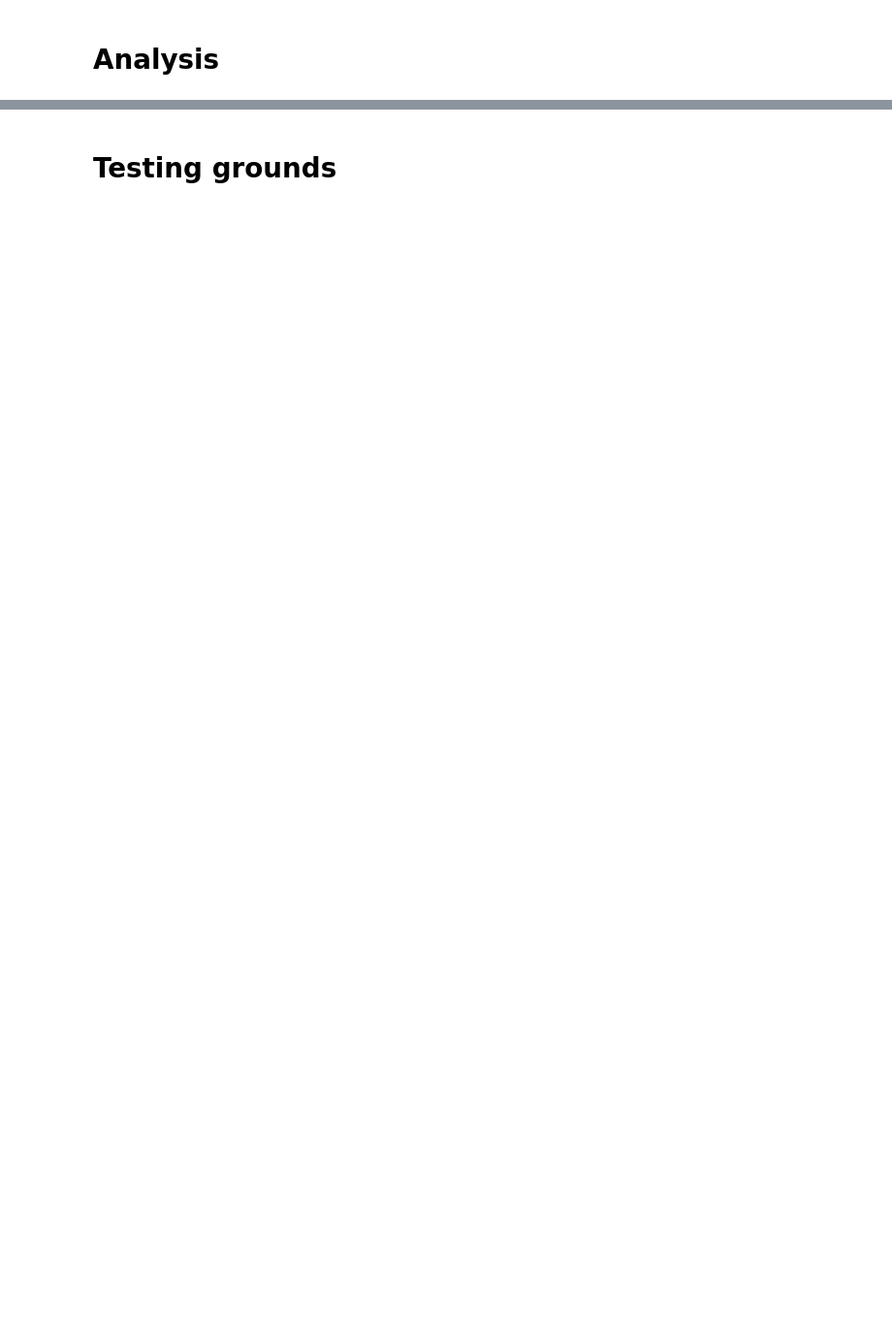
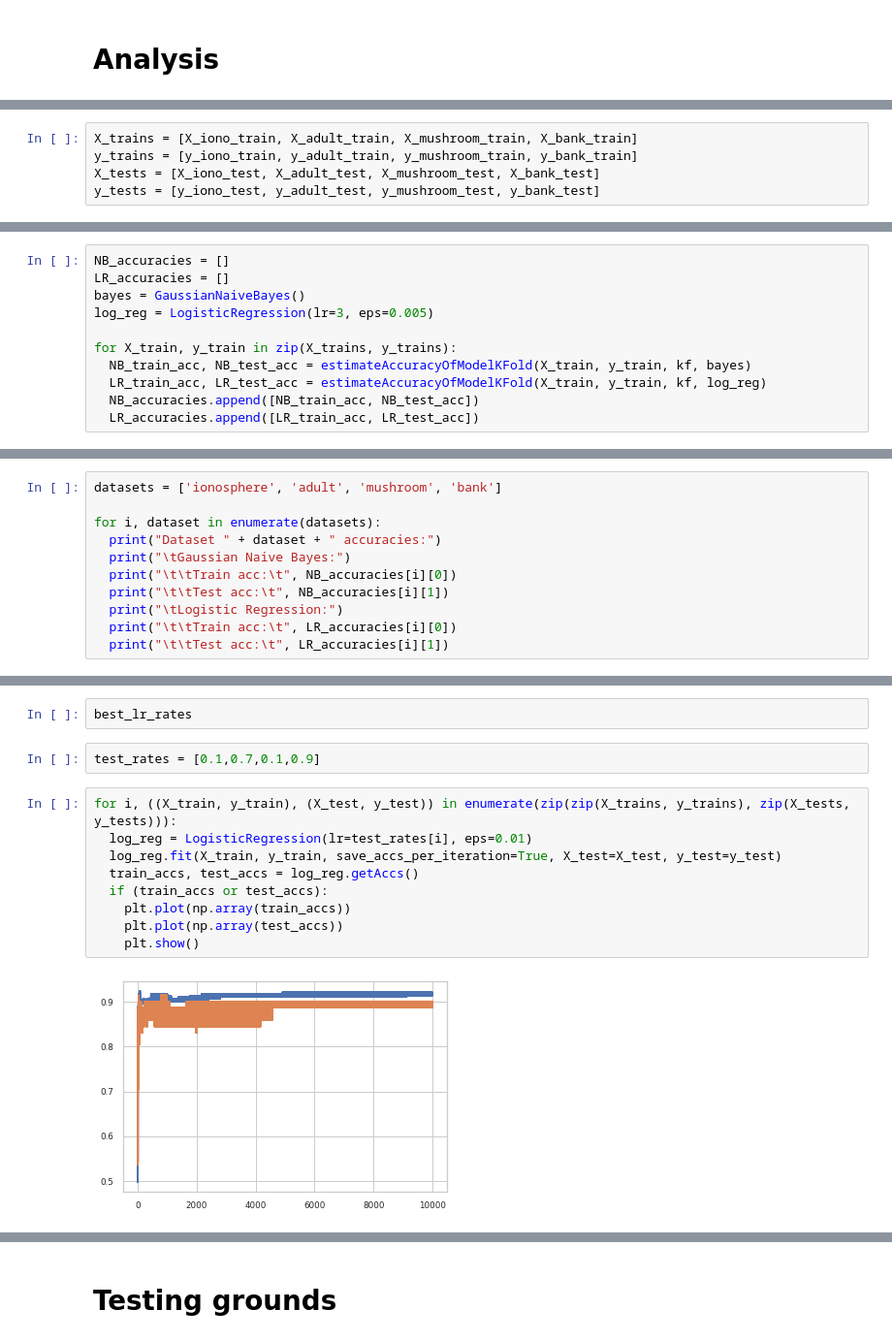
Before and after one commit to hongkuntian/comp551-applied-machine-learning, a Jupyter notebook: project1/miniproject1.ipynb, the cells around one changed output, grey strips where cells are left out. Shown at 97% size. Saved outputs shown, nothing was run; the diff lists cells and outputs as text; blank space fills up the shorter version.

Commit message:
Update models & add experiments

```diff
--- a/project1/miniproject1.ipynb
+++ b/project1/miniproject1.ipynb
@@ -539,0 +696,5 @@ Train: [0 1 2 3] Validation: [4 5]
+# %%
+X_trains = [X_iono_train, X_adult_train, X_mushroom_train, X_bank_train]
+y_trains = [y_iono_train, y_adult_train, y_mushroom_train, y_bank_train]
+X_tests = [X_iono_test, X_adult_test, X_mushroom_test, X_bank_test]
+y_tests = [y_iono_test, y_adult_test, y_mushroom_test, y_bank_test]
@@ -539,0 +731,11 @@ Train: [0 1 2 3] Validation: [4 5]
+# %%
+NB_accuracies = []
+LR_accuracies = []
+bayes = GaussianNaiveBayes()
+log_reg = LogisticRegression(lr=3, eps=0.005)
+
+for X_train, y_train in zip(X_trains, y_trains):
+  NB_train_acc, NB_test_acc = estimateAccuracyOfModelKFold(X_train, y_train, kf, bayes)
+  LR_train_acc, LR_test_acc = estimateAccuracyOfModelKFold(X_train, y_train, kf, log_reg)
+  NB_accuracies.append([NB_train_acc, NB_test_acc])
+  LR_accuracies.append([LR_train_acc, LR_test_acc])
@@ -539,0 +773,11 @@ Train: [0 1 2 3] Validation: [4 5]
+# %%
+datasets = ['ionosphere', 'adult', 'mushroom', 'bank']
+
+for i, dataset in enumerate(datasets):
+  print("Dataset " + dataset + " accuracies:")
+  print("\tGaussian Naive Bayes:")
+  print("\t\tTrain acc:\t", NB_accuracies[i][0])
+  print("\t\tTest acc:\t", NB_accuracies[i][1])
+  print("\tLogistic Regression:")
+  print("\t\tTrain acc:\t", LR_accuracies[i][0])
+  print("\t\tTest acc:\t", LR_accuracies[i][1])
@@ -539,0 +828,15 @@ Train: [0 1 2 3] Validation: [4 5]
+# %%
+best_lr_rates
+# %%
+test_rates = [0.1,0.7,0.1,0.9]
+# %%
+for i, ((X_train, y_train), (X_test, y_test)) in enumerate(zip(zip(X_trains, y_trains), zip(X_tests, y_tests))):
+  log_reg = LogisticRegression(lr=test_rates[i], eps=0.01)
+  log_reg.fit(X_train, y_train, save_accs_per_iteration=True, X_test=X_test, y_test=y_test)
+  train_accs, test_accs = log_reg.getAccs()
+  if (train_accs or test_accs):
+    plt.plot(np.array(train_accs))
+    plt.plot(np.array(test_accs))
+    plt.show()
+# %% [output]
+[figure, added]
```
Also changed, not shown: parts of 78 cells of this notebook.
